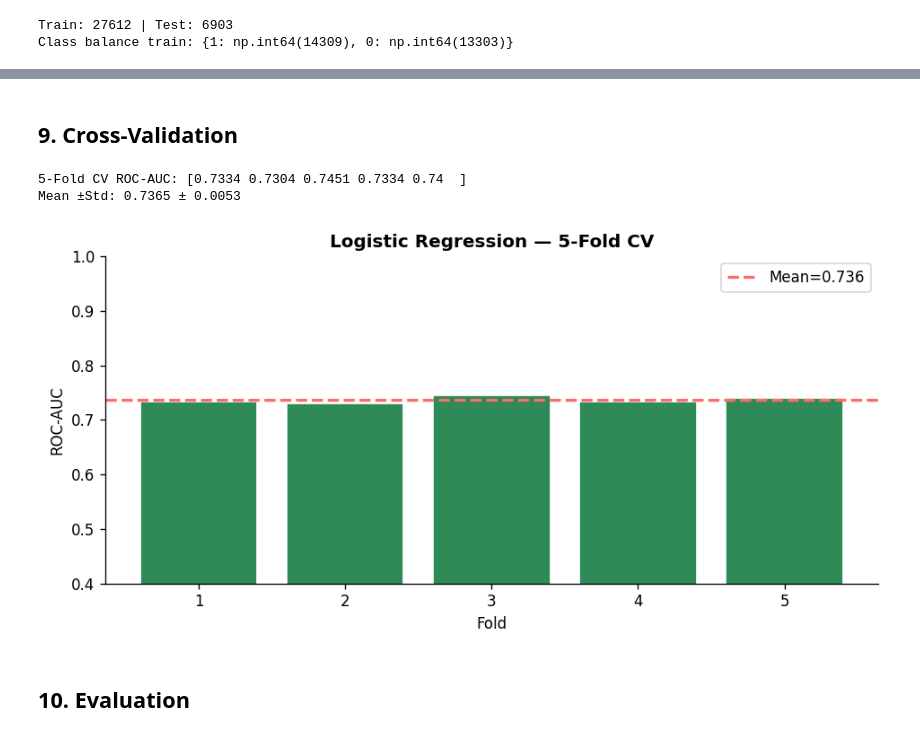
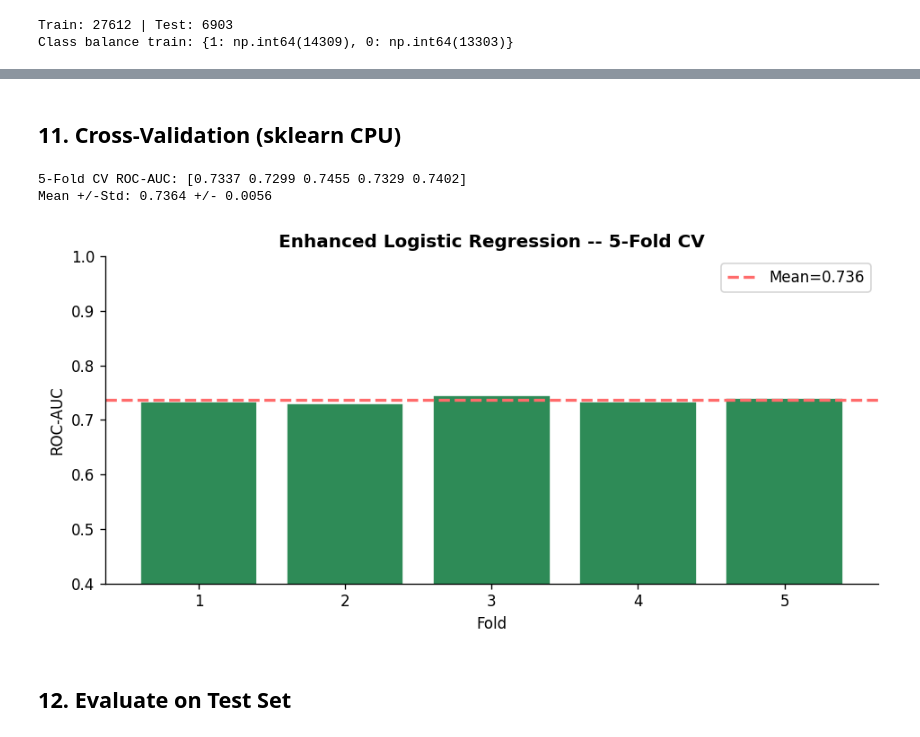
Before and after one commit to kavinda0126/Coral-Reef-Bleaching-Prediction-App, a Jupyter notebook: notebooks/training/01_LogisticRegression.ipynb, the cells around one changed output, grey strips where cells are left out. Saved outputs shown, nothing was run; the diff lists cells and outputs as text; code cells hidden in the pictures.

Commit message:
Enhanced Logistic Regression model files and Traning notebook

```diff
--- a/notebooks/training/01_LogisticRegression.ipynb
+++ b/notebooks/training/01_LogisticRegression.ipynb
@@ -482,29 +591,32 @@ Best C: 100  |  Best ROC-AUC: 0.7338
 # %% [markdown]
-## 9. Cross-Validation
+## 11. Cross-Validation (sklearn CPU)
 # %%
-# CV on sklearn (CPU) — cuML does not support cross_val_score natively
 from sklearn.linear_model import LogisticRegression as SkLR
 from sklearn.model_selection import cross_val_score
 
-lr_cv = SkLR(C=best_C, max_iter=1000, class_weight='balanced',
+lr_cv = SkLR(C=best_C, penalty=best_penalty, solver='saga',
+             max_iter=2000, class_weight='balanced',
              random_state=RANDOM_STATE, n_jobs=-1)
-cv_scores = cross_val_score(lr_cv, X_train_scaled, y_train, cv=5, scoring='roc_auc', n_jobs=-1)
-print("5-Fold CV ROC-AUC:", cv_scores.round(4))
-print("Mean ±Std:", round(cv_scores.mean(),4), "±", round(cv_scores.std(),4))
+cv_scores = cross_val_score(
+    lr_cv, X_train_scaled, y_train, cv=5, scoring='roc_auc', n_jobs=-1)
+print('5-Fold CV ROC-AUC:', cv_scores.round(4))
+print('Mean +/-Std:', round(cv_scores.mean(),4), '+/-', round(cv_scores.std(),4))
 
+import matplotlib.pyplot as plt
 plt.figure(figsize=(8,4))
 plt.bar(range(1,6), cv_scores, color='#2E8B57', edgecolor='white')
-plt.axhline(cv_scores.mean(), color='#FF6B6B', lw=2, ls='--', label=f'Mean={cv_scores.mean():.3f}')
+plt.axhline(cv_scores.mean(), color='#FF6B6B', lw=2, ls='--',
+            label=f'Mean={cv_scores.mean():.3f}')
 plt.xlabel('Fold'); plt.ylabel('ROC-AUC'); plt.ylim(0.4,1.0)
-plt.title('Logistic Regression — 5-Fold CV', fontweight='bold')
+plt.title('Enhanced Logistic Regression -- 5-Fold CV', fontweight='bold')
 plt.legend(); plt.tight_layout()
 plt.savefig('cv_LR.png', bbox_inches='tight'); plt.show()
 # %% [output]
-5-Fold CV ROC-AUC: [0.7334 0.7304 0.7451 0.7334 0.74  ]
-Mean ±Std: 0.7365 ± 0.0053
+5-Fold CV ROC-AUC: [0.7337 0.7299 0.7455 0.7329 0.7402]
+Mean +/-Std: 0.7364 +/- 0.0056
-[figure, old version]
+[figure, new version]
-# %% [markdown]
-## 10. Evaluation
+# %% [markdown]
+## 12. Evaluate on Test Set
 # %%
 from sklearn.metrics import (accuracy_score, precision_score, recall_score,
                              f1_score, roc_auc_score, roc_curve,
```
Also changed, not shown: parts of 30 cells of this notebook, 4 other files.
